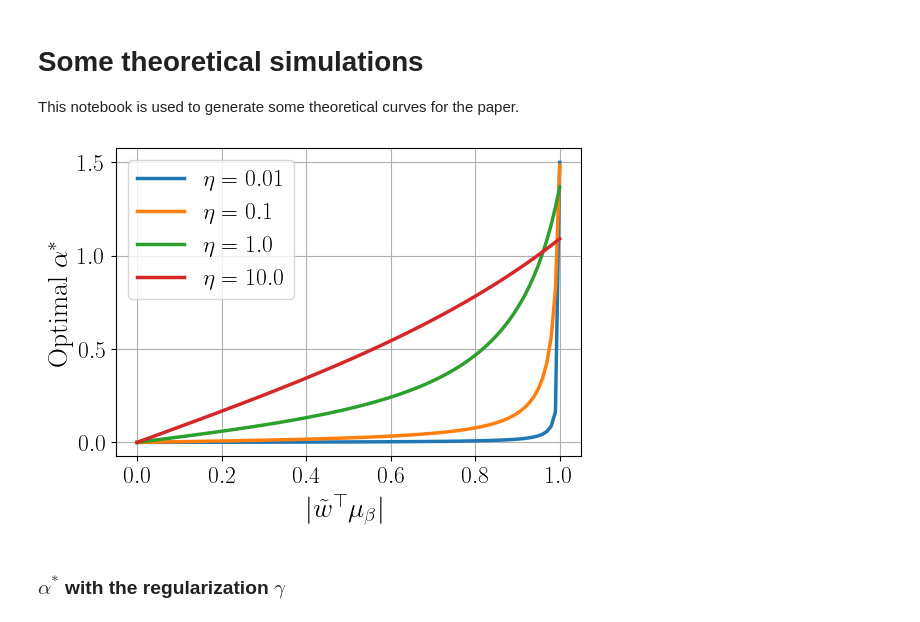
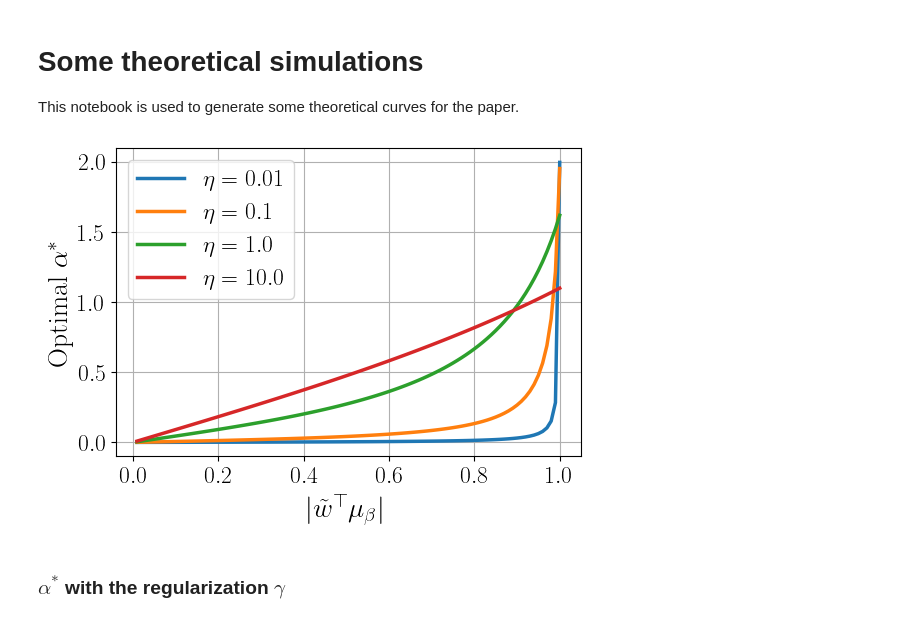
Before and after one commit to elfirdoussilab1/alpha-LoRA, a Jupyter notebook: simulations.ipynb, the cells around one changed output. Drawn from its saved outputs; the diff is of its cells as text; code cells hidden in the pictures.

```diff
--- a/simulations.ipynb
+++ b/simulations.ipynb
@@ -9,41 +9,41 @@ plt.rcParams.update({"text.usetex": True,"font.family": "STIXGeneral"})
 # Parameters
 n = 200
 #p = 400
-gamma = 2
+gamma = 1
 
 def alphas(x, n, p, gamma):
     # x is the dot product between x_tilde and vmu_beta, but assumed to be of norm 1, so x is in [-1, 1]
     eta = p / n
     delta = (eta - gamma - 1 + np.sqrt((eta - gamma - 1)**2 + 4*eta*gamma)) / (2 * gamma)
     lam_Q = 2 + gamma * (1 + delta)
 
     denom = gamma * (1 + delta) * (lam_Q - (lam_Q - eta) * x**2)
     alpha_max = eta * (1 + gamma * (1 + delta)) * x / denom
     alpha_min = - 1 / (gamma * (1 + delta) * x)
     return alpha_max, alpha_min
 
 linewidth = 2.5
 fontsize = 20
 labelsize = 17
 
 fig, ax = plt.subplots(figsize = (6, 4))
 ps = [2, 20, 200, 2000]
-x = np.linspace(0, 1, 100)
+x = np.linspace(0.01, 1, 100)
 for p in ps:
     alphas_max, alphas_min = alphas(x, n, p, gamma)
     ax.plot(x, alphas_max, label = f'$\eta = {p / n}$', linewidth = linewidth)
 
 ax.legend(fontsize = labelsize)
 ax.set_xlabel('$| \\tilde w^\\top \mu_\\beta |$', fontsize = fontsize)
 ax.set_ylabel('Optimal $\\alpha^*$', fontsize = fontsize)
 ax.tick_params(axis = 'x', which = 'both', labelsize = labelsize)
 ax.tick_params(axis = 'y', which = 'both', labelsize = labelsize)
 ax.grid()
 path = './results-plot' + f'/optimal-alpha-arbitrary-n-{n}-gamma-{gamma}.pdf'
 fig.savefig(path, bbox_inches='tight')
 plt.show()
 # %% [output]
-[figure, old version]
+[figure, new version]
 # %% [markdown]
 ### $\alpha^*$ with the regularization $\gamma$
 # %%
```
Also changed, not shown: parts of 1 cell of this notebook, 18 other files.
